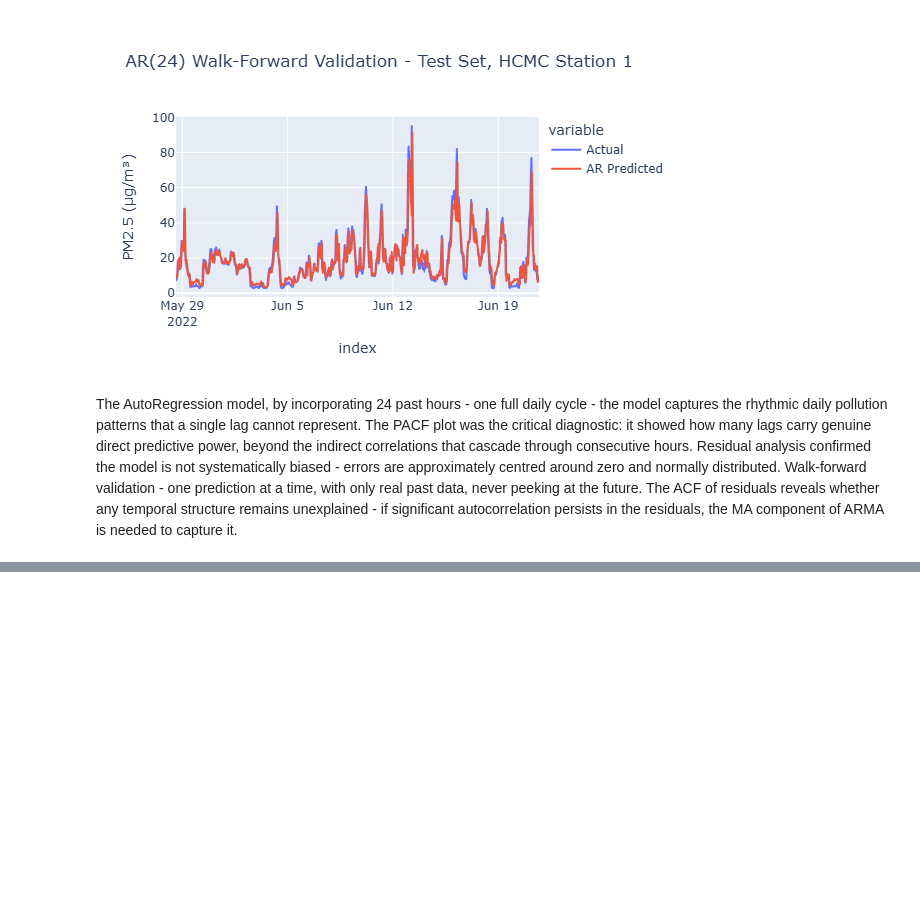
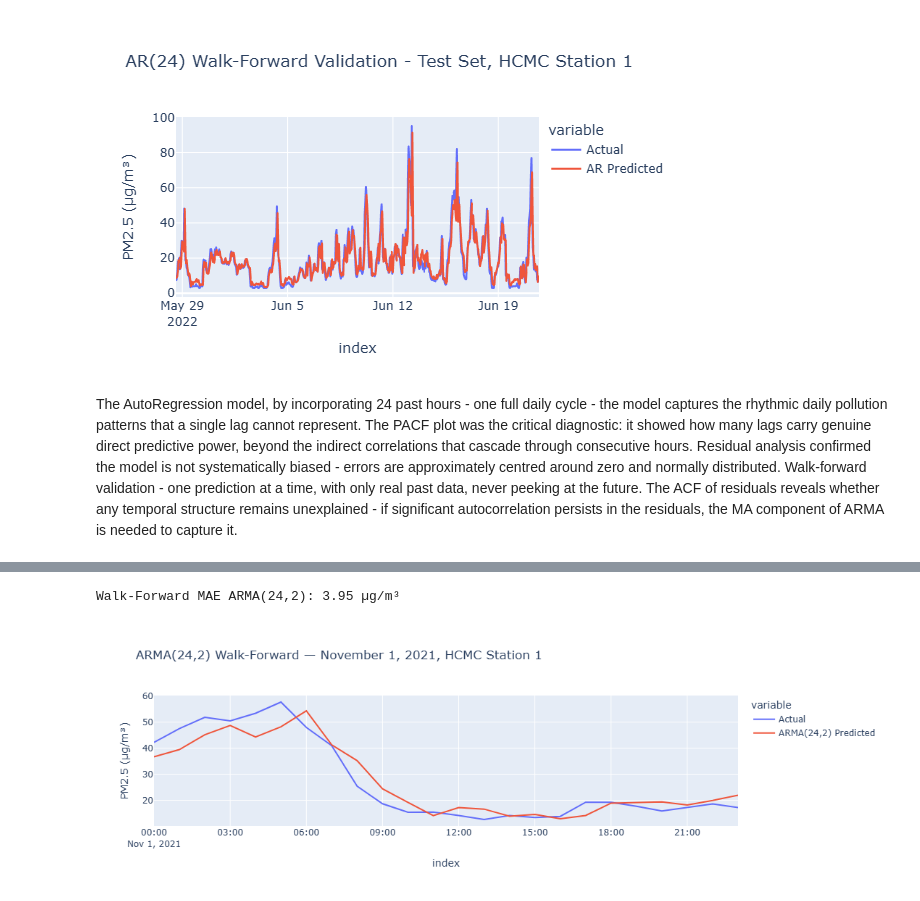
Before and after one commit to AJ-MH/Data-Science-Machine-Learning, a Jupyter notebook: hcmc-air-quality-forecasting/hcmc_air_quality_forecasting.ipynb, the cells around one changed output, grey strips where cells are left out. Cells and saved outputs as stored; diff of their text form; code cells hidden in the pictures; blank space fills up the shorter version.

```diff
--- a/hcmc-air-quality-forecasting/hcmc_air_quality_forecasting.ipynb
+++ b/hcmc-air-quality-forecasting/hcmc_air_quality_forecasting.ipynb
@@ -443,0 +560,25 @@ The AutoRegression model, by incorporating 24 past hours - one full daily cycle
+# %%
+%%capture
+# Walk-forward validation for best ARMA model
+y_pred_wfv_arma = pd.Series(dtype='float64')
+history_arma = y_train_arma.copy()
+
+for i in range(len(y_test_arma)):
+    model = ARIMA(history_arma, order=(best_p, 0, best_q)).fit()
+    next_pred = model.forecast()
+    y_pred_wfv_arma = pd.concat([y_pred_wfv_arma, next_pred])
+    history_arma = pd.concat([history_arma, y_test_arma.iloc[[i]]])
+# %%
+wfv_mae_arma = mean_absolute_error(y_test_arma, y_pred_wfv_arma)
+print(f'Walk-Forward MAE ARMA({best_p},{best_q}): {{:.2f}} µg/m³'.format(wfv_mae_arma))
+
+df_arma_results = pd.DataFrame({
+    'Actual': y_test_arma,
+    f'ARMA({best_p},{best_q}) Predicted': y_pred_wfv_arma
+})
+fig = px.line(df_arma_results, labels={'value': 'PM2.5 (µg/m³)'},
+              title=f'ARMA({best_p},{best_q}) Walk-Forward — November 1, 2021, HCMC Station 1')
+fig.show()
+# %% [output]
+Walk-Forward MAE ARMA(24,2): 3.95 µg/m³
+[figure, added]
```
Also changed, not shown: parts of 14 cells of this notebook.
